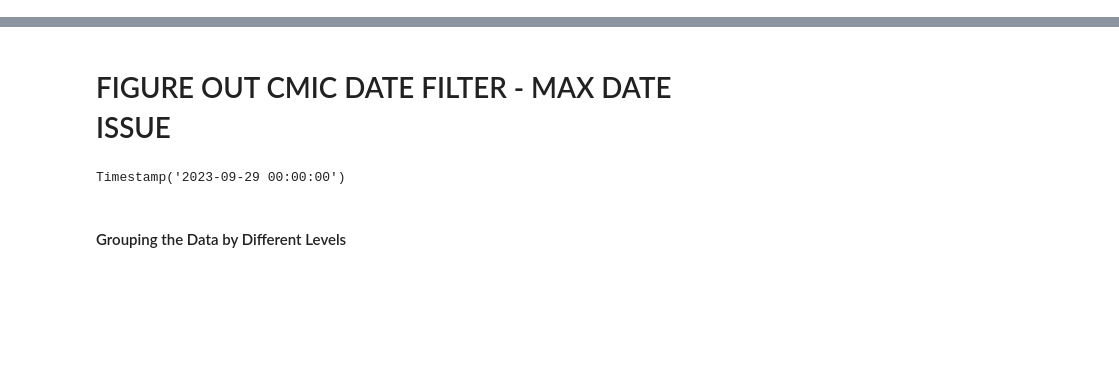
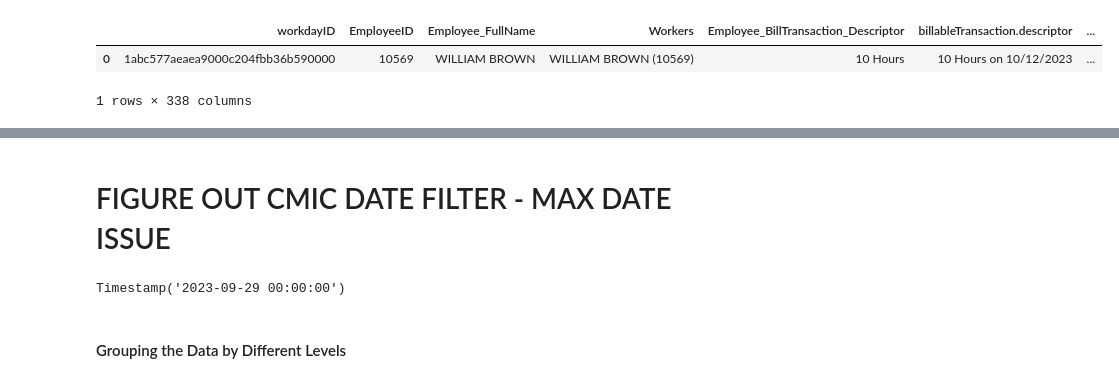
Before and after one commit to jbeachyMoss/LaborHours_Compare, a Jupyter notebook: DataValidation.ipynb, the cells around one changed output, grey strips where cells are left out. Drawn from its saved outputs; the diff is of its cells as text; code cells hidden in the pictures; blank space fills up the shorter version.

```diff
--- a/DataValidation.ipynb
+++ b/DataValidation.ipynb
@@ -72,3 +72,9 @@ wd_pr_df['job'] = wd_pr_df.loc[:,'cf_INTLRVCalculatedProjectFromTimeBlock.descri
 wd_pr_df = wd_pr_df.rename({'EmployeeID':'EEID','calculatedDate':'Date','job':'Job','sub_job':'Sub_Job','amount':'Hours'},axis='columns')
 wd_cols_keep = ['EEID' , 'Date' , 'Job' , 'Sub_Job' , 'Hours']
 wd_pr_df_comp = wd_pr_df.loc[:,wd_cols_keep]
+# %%
+wd_pr_df_dev.head(1)
+# %% [output]
+|  | workdayID | EmployeeID | Employee_FullName | Workers | Employee_BillTransaction_Descriptor | billableTransaction.descriptor | ... |
+| 0 | 1abc577aeaea9000c204fbb36b590000 | 10569 | WILLIAM BROWN | WILLIAM BROWN (10569) | 10 Hours | 10 Hours on 10/12/2023 | ... |
+1 rows × 338 columns
```
Also changed, not shown: parts of 4 cells of this notebook.
